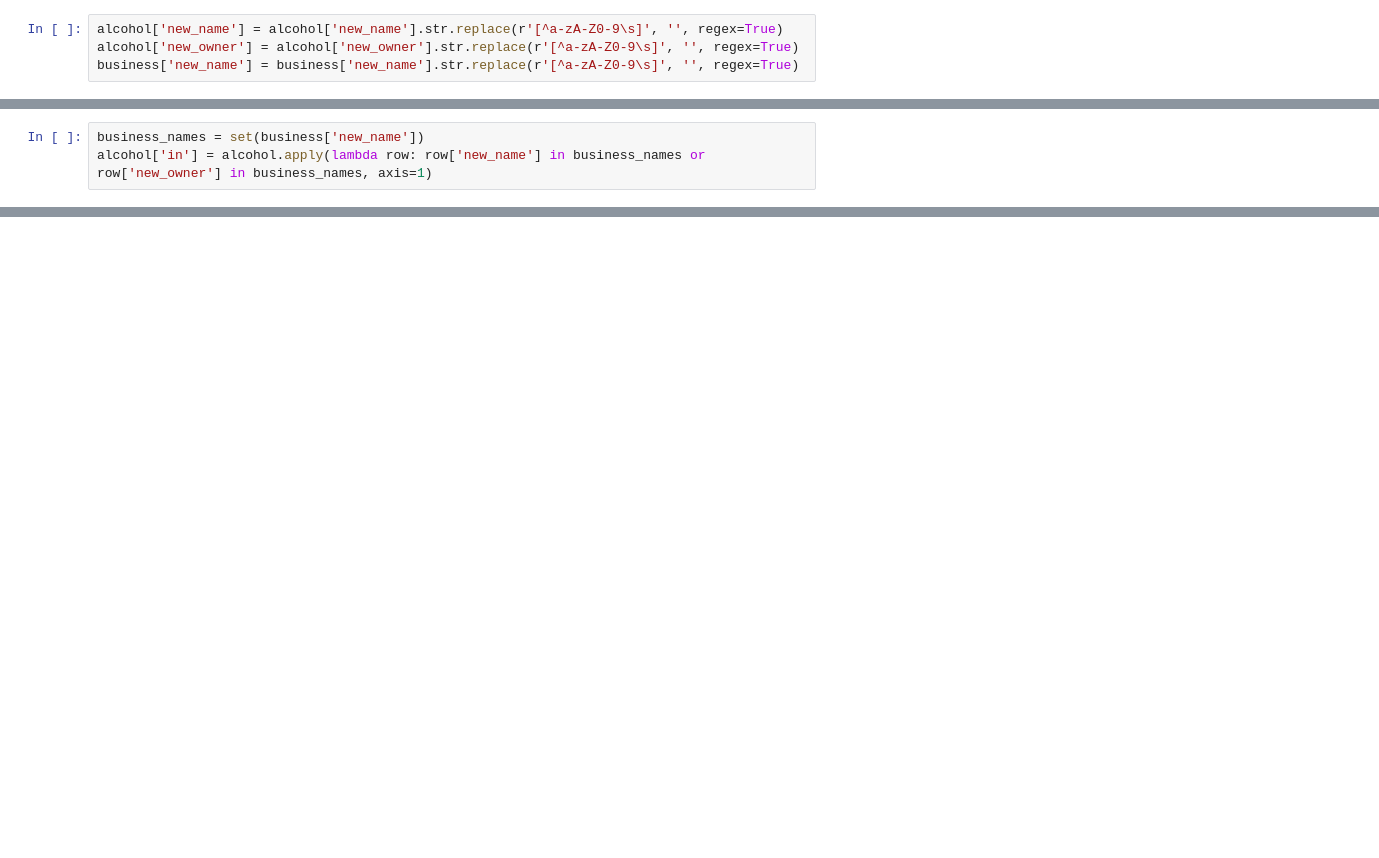
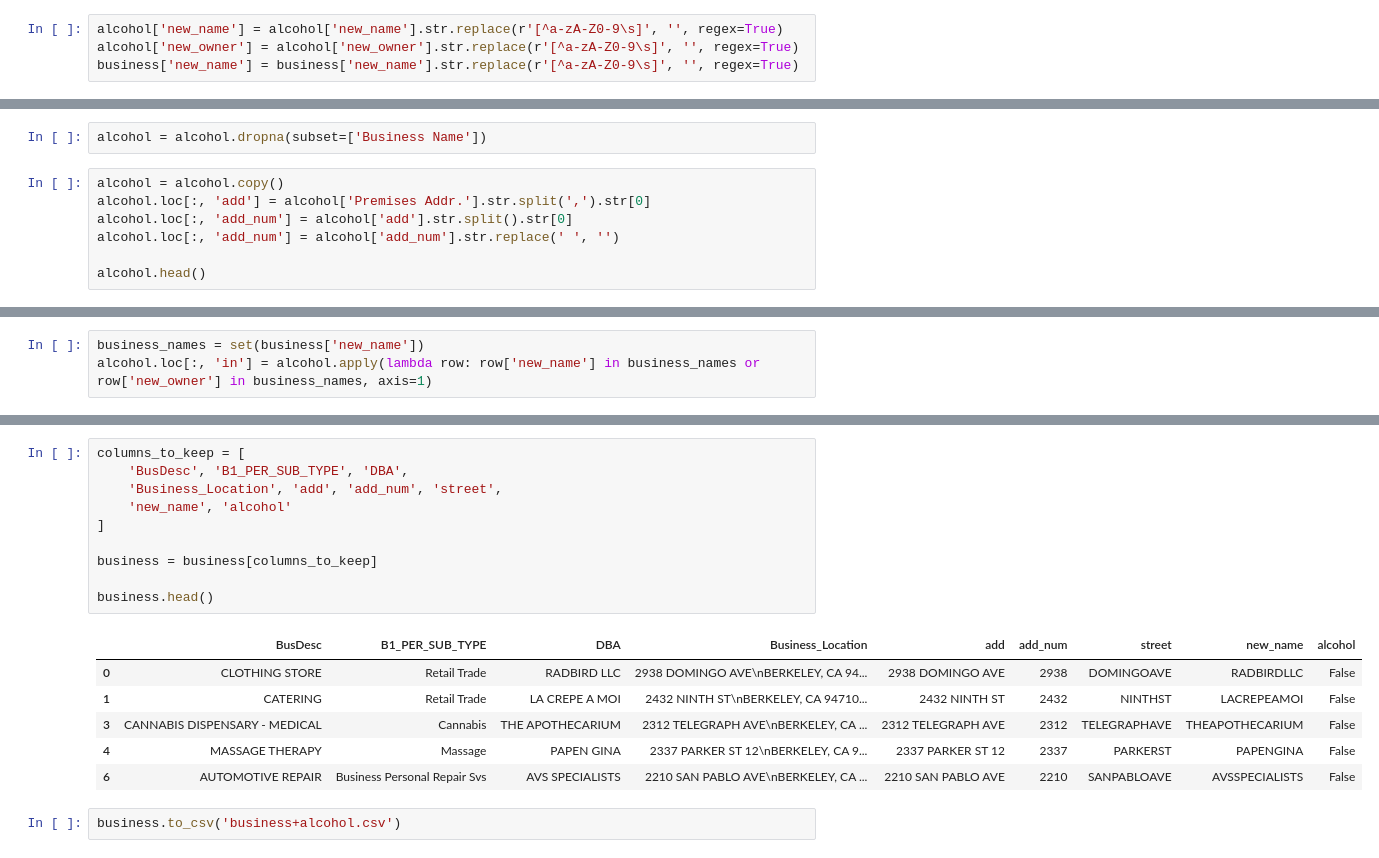
Before and after one commit to nayoung718/LS123-Data-Prediction-Law, a Jupyter notebook: merging.ipynb, the cells around one changed output, grey strips where cells are left out. Cells and saved outputs as stored; diff of their text form; blank space fills up the shorter version.

```diff
--- a/merging.ipynb
+++ b/merging.ipynb
@@ -184,0 +226,9 @@ business['new_name'] = business['new_name'].str.replace(r'[^a-zA-Z0-9\s]', '', r
+# %%
+alcohol = alcohol.dropna(subset=['Business Name'])
+# %%
+alcohol = alcohol.copy()
+alcohol.loc[:, 'add'] = alcohol['Premises Addr.'].str.split(',').str[0]
+alcohol.loc[:, 'add_num'] = alcohol['add'].str.split().str[0]
+alcohol.loc[:, 'add_num'] = alcohol['add_num'].str.replace(' ', '')
+
+alcohol.head()
@@ -185,3 +314,3 @@ business['new_name'] = business['new_name'].str.replace(r'[^a-zA-Z0-9\s]', '', r
 # %%
 business_names = set(business['new_name'])
-alcohol['in'] = alcohol.apply(lambda row: row['new_name'] in business_names or row['new_owner'] in business_names, axis=1)
+alcohol.loc[:, 'in'] = alcohol.apply(lambda row: row['new_name'] in business_names or row['new_owner'] in business_names, axis=1)
@@ -234,0 +353,19 @@ len(alcohol[alcohol['Status']=='ACTIVE'])
+# %%
+columns_to_keep = [
+    'BusDesc', 'B1_PER_SUB_TYPE', 'DBA',
+    'Business_Location', 'add', 'add_num', 'street',
+    'new_name', 'alcohol'
+]
+
+business = business[columns_to_keep]
+
+business.head()
+# %% [output]
+|  | BusDesc | B1_PER_SUB_TYPE | DBA | Business_Location | add | add_num | street | new_name | alcohol |
+| 0 | CLOTHING STORE | Retail Trade | RADBIRD LLC | 2938 DOMINGO AVE\nBERKELEY, CA 94... | 2938 DOMINGO AVE | 2938 | DOMINGOAVE | RADBIRDLLC | False |
+| 1 | CATERING | Retail Trade | LA CREPE A MOI | 2432 NINTH ST\nBERKELEY, CA 94710... | 2432 NINTH ST | 2432 | NINTHST | LACREPEAMOI | False |
+| 3 | CANNABIS DISPENSARY - MEDICAL | Cannabis | THE APOTHECARIUM | 2312 TELEGRAPH AVE\nBERKELEY, CA ... | 2312 TELEGRAPH AVE | 2312 | TELEGRAPHAVE | THEAPOTHECARIUM | False |
+| 4 | MASSAGE THERAPY | Massage | PAPEN GINA | 2337 PARKER ST 12\nBERKELEY, CA 9... | 2337 PARKER ST 12 | 2337 | PARKERST | PAPENGINA | False |
+| 6 | AUTOMOTIVE REPAIR | Business Personal Repair Svs | AVS SPECIALISTS | 2210 SAN PABLO AVE\nBERKELEY, CA ... | 2210 SAN PABLO AVE | 2210 | SANPABLOAVE | AVSSPECIALISTS | False |
+# %%
+business.to_csv('business+alcohol.csv')
```
Also changed, not shown: parts of 25 cells of this notebook, 2 other files.
